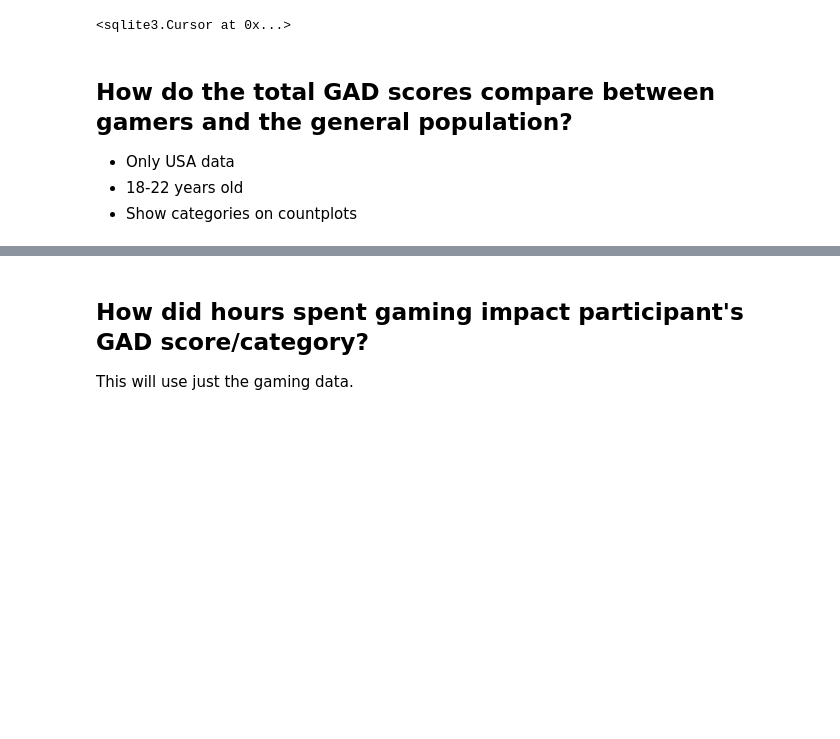
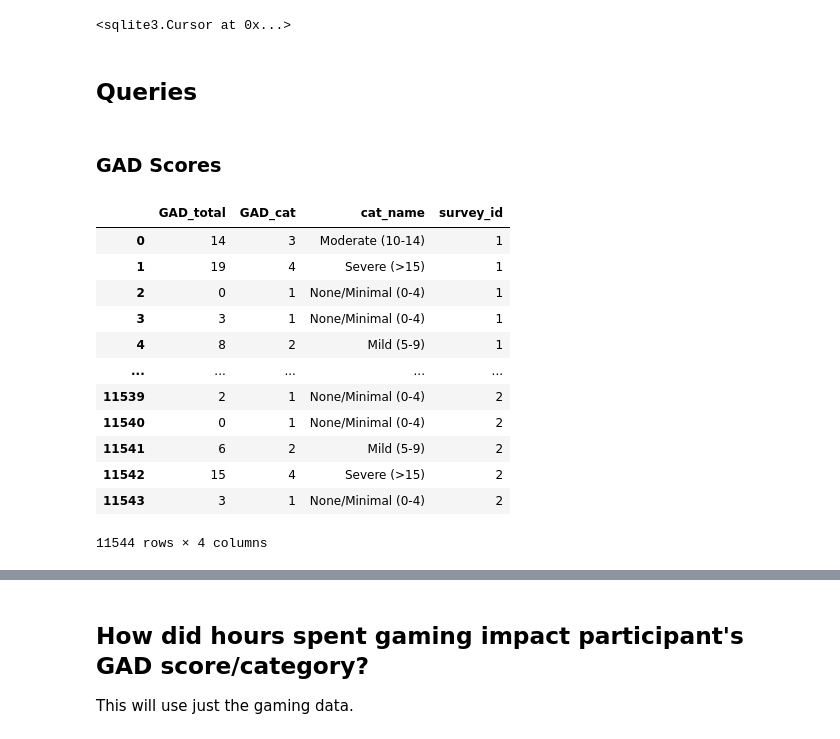
Before and after one commit to amallred/gaming-mental-health-analysis, a Jupyter notebook: notebooks/final_analysis.ipynb, the cells around one changed output, grey strips where cells are left out. Cells and saved outputs as stored; diff of their text form; code cells hidden in the pictures; blank space fills up the shorter version.

```diff
--- a/notebooks/final_analysis.ipynb
+++ b/notebooks/final_analysis.ipynb
@@ -42,8 +43,3 @@ conn.execute("""
 """)
 # %% [output]
 <sqlite3.Cursor at 0x...>
-# %% [markdown]
-## How do the total GAD scores compare between gamers and the general population?
-- Only USA data
-- 18-22 years old
-- Show categories on countplots
@@ -73,25 +46,56 @@ conn.execute("""
+# %% [markdown]
+## Queries
+# %% [markdown]
+### GAD Scores
 # %%
 gamer_GAD_scores_query = ("""
     SELECT
         g.GAD_total,
         g.GAD_cat,
         c.cat_name
     FROM gad_data_usa_18_22 g
     JOIN GAD_category c on c.GAD_cat = g.GAD_cat
     WHERE survey_id = 1
 """)
 
 gamer_GAD_scores_result = pd.read_sql(gamer_GAD_scores_query, conn)
 
 
 nhis_GAD_scores_query = ("""
     SELECT
         g.GAD_total,
         g.GAD_cat,
         c.cat_name
     FROM gad_data_usa_18_22 g
     JOIN GAD_category c on c.GAD_cat = g.GAD_cat
     WHERE survey_id = 2
 """)
 
 nhis_GAD_scores_result = pd.read_sql(nhis_GAD_scores_query, conn)
+
+all_GAD_scores_query = ("""
+    SELECT
+        g.GAD_total,
+        g.GAD_cat,
+        c.cat_name,
+        g.survey_id
+    FROM gad_data_usa_18_22 g
+    JOIN GAD_category c on c.GAD_cat = g.GAD_cat
+""")
+
+all_GAD_scores_result = pd.read_sql(all_GAD_scores_query, conn)
+all_GAD_scores_result
+# %% [output]
+|  | GAD_total | GAD_cat | cat_name | survey_id |
+| 0 | 14 | 3 | Moderate (10-14) | 1 |
+| 1 | 19 | 4 | Severe (>15) | 1 |
+| 2 | 0 | 1 | None/Minimal (0-4) | 1 |
+| 3 | 3 | 1 | None/Minimal (0-4) | 1 |
+| 4 | 8 | 2 | Mild (5-9) | 1 |
+| ... | ... | ... | ... | ... |
+| 11539 | 2 | 1 | None/Minimal (0-4) | 2 |
+| 11540 | 0 | 1 | None/Minimal (0-4) | 2 |
+| 11541 | 6 | 2 | Mild (5-9) | 2 |
+| 11542 | 15 | 4 | Severe (>15) | 2 |
+| 11543 | 3 | 1 | None/Minimal (0-4) | 2 |
+11544 rows × 4 columns
```
Also changed, not shown: parts of 16 cells of this notebook.
